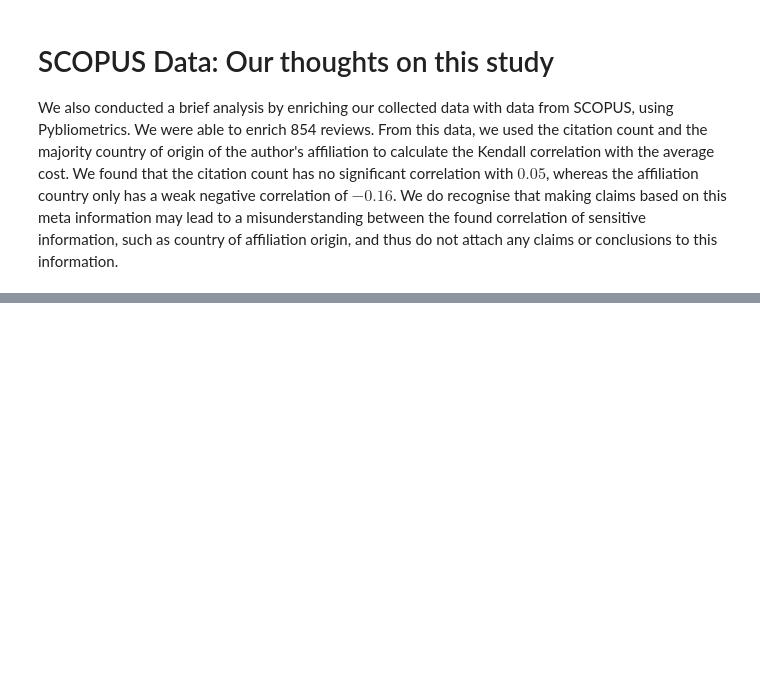
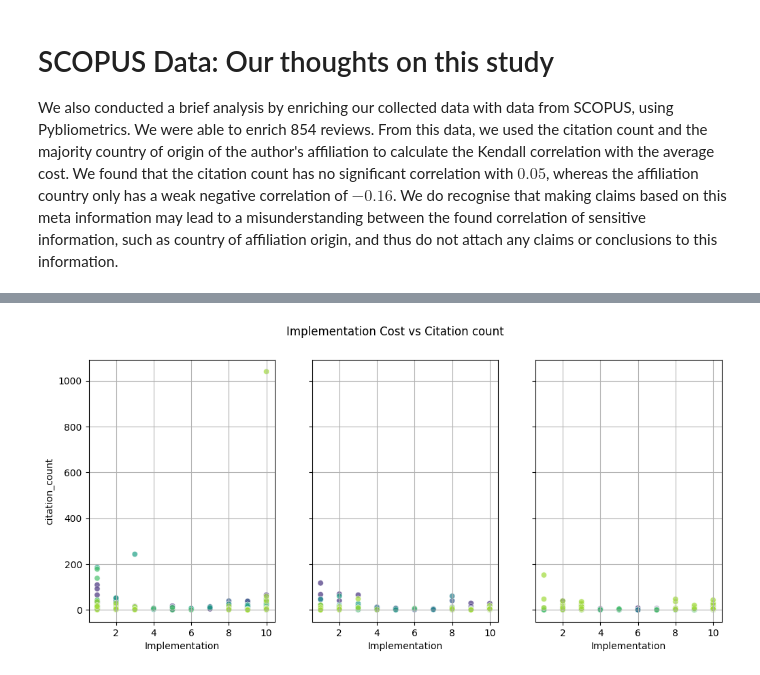
Before and after one commit to thijssnelleman/CostOfReproducibility, a Jupyter notebook: enriched_analysis.ipynb, the cells around one changed output, grey strips where cells are left out. Saved outputs shown, nothing was run; the diff lists cells and outputs as text; code cells hidden in the pictures; blank space fills up the shorter version.

Commit message:
enriched data update

```diff
--- a/enriched_analysis.ipynb
+++ b/enriched_analysis.ipynb
@@ -106,3 +94,19 @@ Average               0.045194 -0.161919  1.000000
 # SCOPUS Data: Our thoughts on this study
 
 We also conducted a brief analysis by enriching our collected data with data from SCOPUS, using Pybliometrics. We were able to enrich 854 reviews. From this data, we used the citation count and the majority country of origin of the author's affiliation to calculate the Kendall correlation with the average cost. We found that the citation count has no significant correlation with $0.05$, whereas the affiliation country only has a weak negative correlation of $-0.16$. We do recognise that making claims based on this meta information may lead to a misunderstanding between the found correlation of sensitive information, such as country of affiliation origin, and thus do not attach any claims or conclusions to this information.
+# %%
+df = df[df["awards"].isna()]
+df["citation_count"] = None
+
+for row in df.iterrows():
+    title = row[1]["title"]
+    if title in mapping_to_enriched_title:
+        enriched_row = enriched_df[enriched_df["title"] == mapping_to_enriched_title[title]]
+        #print(enriched_row["citedby_count"].values)
+        if enriched_row["citedby_count"].size == 0 or enriched_row["citedby_count"].size > 1:
+            print("!!", title)
+            break
+        df.at[row[0], "citation_count"] = enriched_row["citedby_count"].values[0]
+    else:
+        print("Could not find:", title)
+        df["citation_count"][row[0]] = None
@@ -108,0 +146,30 @@ We also conducted a brief analysis by enriching our collected data with data fro
+# %%
+import matplotlib.pyplot as plt
+import seaborn as sns
+# Plot
+fig, axes = plt.subplots(1, 3, figsize=(12, 5), sharey=True)
+x = "Implementation"
+fig.suptitle(f"{x} Cost vs Citation count")
+
+
+df_y = df[(df["year"] == 2022) & (df["citation_count"] < 100000)]
+
+sns.scatterplot(data=df_y, x=x, y='citation_count', hue="source", ax=axes[0], palette="viridis", alpha=0.7, legend=False)
+#df_y.plot(x=x, y='citation_count', kind='scatter', ax=axes[0], title="2022", alpha=0.7, colormap="viridis",)
+
+
+df_y = df[(df["year"] == 2023) & (df["citation_count"] < 100000)]
+sns.scatterplot(data=df_y, x=x, y='citation_count', hue="source", ax=axes[1], palette="viridis", alpha=0.7, legend=False)
+#df_y.plot(x=x, y='citation_count', kind='scatter', ax=axes[1], title="2023")
+
+df_y = df[(df["year"] == 2024) & (df["citation_count"] < 100000)]
+sns.scatterplot(data=df_y, x=x, y='citation_count', hue="source", ax=axes[2], palette="viridis", alpha=0.7, legend=False)
+#df_y.plot(x=x, y='citation_count', kind='scatter', ax=axes[2], title="2024")
+
+
+for a in axes:
+    a.grid(True)
+
+plt.show()
+# %% [output]
+[figure, added]
```
Also changed, not shown: parts of 5 cells of this notebook, 3 other files.
